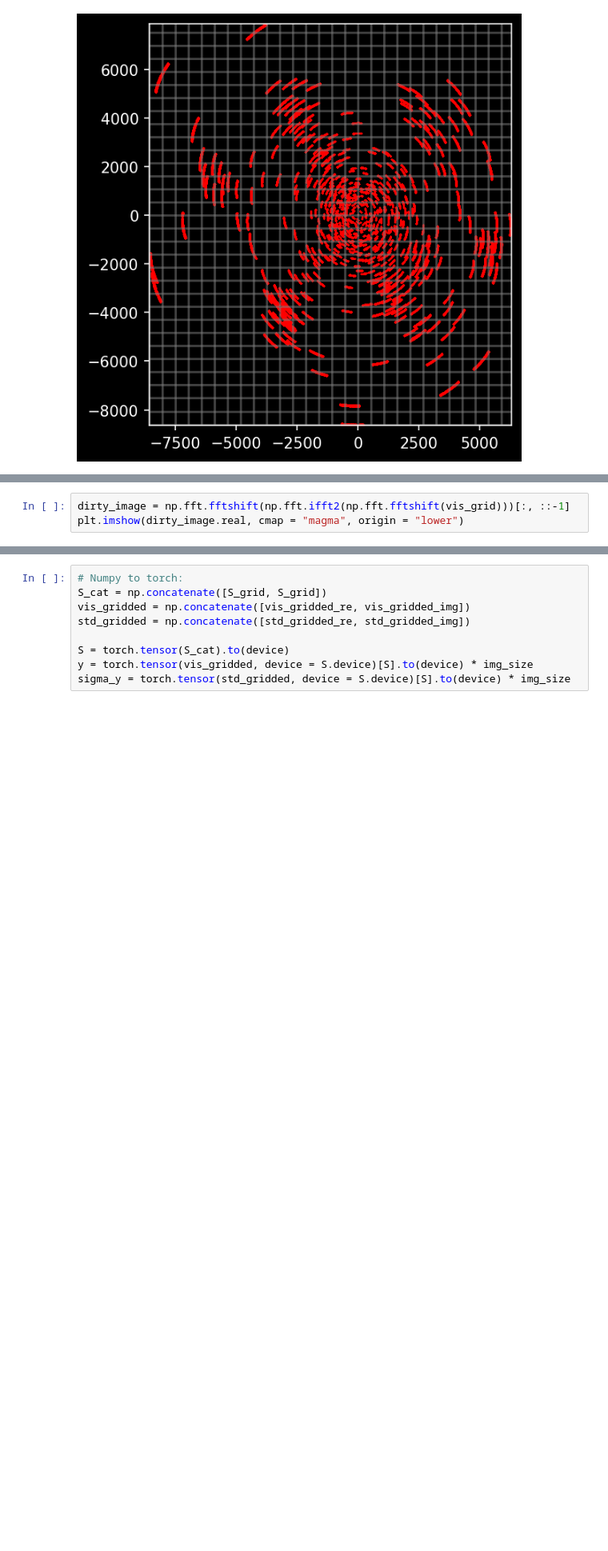
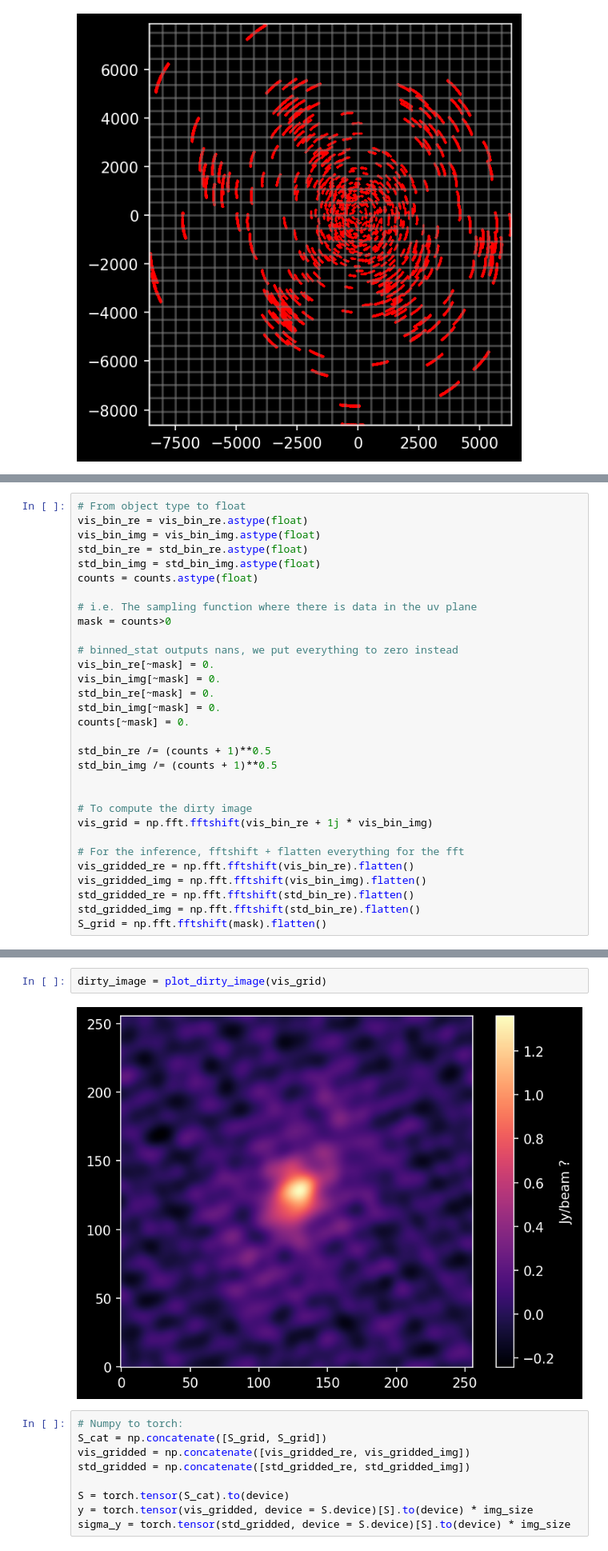
Before and after one commit to EnceladeCandy/diffusion-radio-astronomy, a Jupyter notebook: notebooks/single_spec_weight.ipynb, the cells around one changed output, grey strips where cells are left out. Shown at 80% size. Drawn from its saved outputs; the diff is of its cells as text; blank space fills up the shorter version.

```diff
--- a/notebooks/single_spec_weight.ipynb
+++ b/notebooks/single_spec_weight.ipynb
@@ -145,3 +110,0 @@ vis_grid = vis_gridded_re + 1j * vis_gridded_img
-# %%
-dirty_image = np.fft.fftshift(np.fft.ifft2(np.fft.fftshift(vis_grid)))[:, ::-1]
-plt.imshow(dirty_image.real, cmap = "magma", origin = "lower")
@@ -202,0 +141,31 @@ S.shape
+# %%
+# From object type to float
+vis_bin_re = vis_bin_re.astype(float)
+vis_bin_img = vis_bin_img.astype(float)
+std_bin_re = std_bin_re.astype(float)
+std_bin_img = std_bin_img.astype(float)
+counts = counts.astype(float)
+
+# i.e. The sampling function where there is data in the uv plane
+mask = counts>0
+
+# binned_stat outputs nans, we put everything to zero instead
+vis_bin_re[~mask] = 0.
+vis_bin_img[~mask] = 0.
+std_bin_re[~mask] = 0.
+std_bin_img[~mask] = 0.
+counts[~mask] = 0.
+
+std_bin_re /= (counts + 1)**0.5
+std_bin_img /= (counts + 1)**0.5
+
+
+# To compute the dirty image
+vis_grid = np.fft.fftshift(vis_bin_re + 1j * vis_bin_img)
+
+# For the inference, fftshift + flatten everything for the fft
+vis_gridded_re = np.fft.fftshift(vis_bin_re).flatten()
+vis_gridded_img = np.fft.fftshift(vis_bin_img).flatten()
+std_gridded_re = np.fft.fftshift(std_bin_re).flatten()
+std_gridded_img = np.fft.fftshift(std_bin_re).flatten()
+S_grid = np.fft.fftshift(mask).flatten()
@@ -203,3 +177,7 @@ S.shape
+# %%
+dirty_image = plot_dirty_image(vis_grid)
+# %% [output]
+[figure, added]
 # %%
 # Numpy to torch:
 S_cat = np.concatenate([S_grid, S_grid])
```
Also changed, not shown: parts of 23 cells of this notebook.
